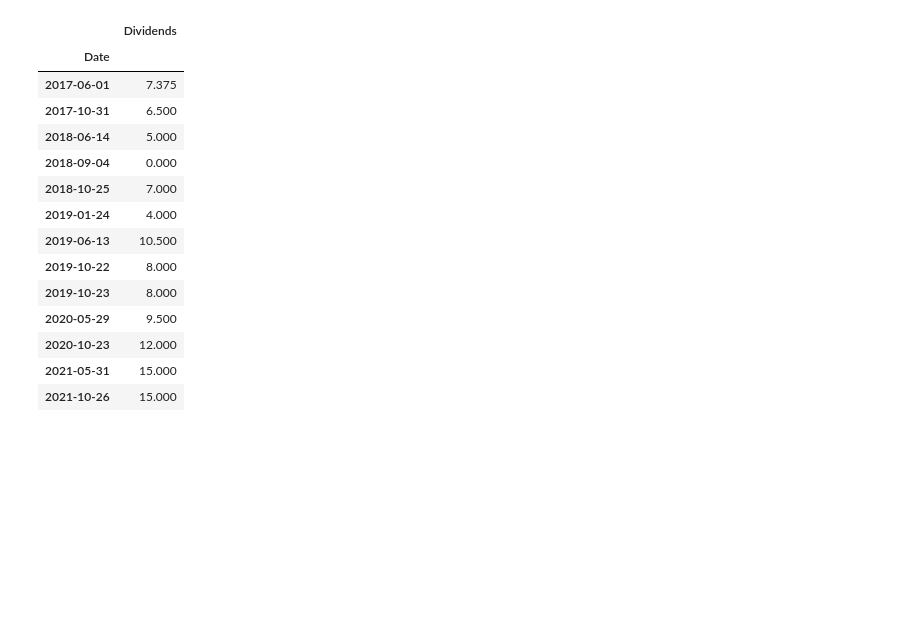
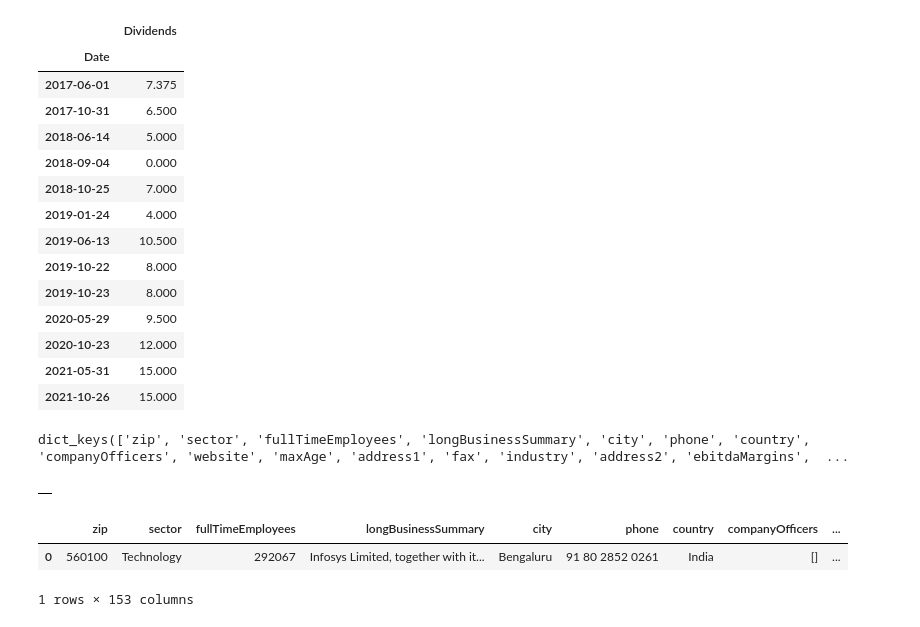
Before and after one commit to vivekjainmaiet/stockanalysis, a Jupyter notebook: notebooks/vivek_notebook.ipynb, the cells around one changed output. Drawn from its saved outputs; the diff is of its cells as text; code cells hidden in the pictures; blank space fills up the shorter version.

```diff
--- a/notebooks/vivek_notebook.ipynb
+++ b/notebooks/vivek_notebook.ipynb
@@ -196,3 +204,7 @@ ticker.get_actions(all)[["Dividends"]]
 | 2020-10-23 | 12.000 |
 | 2021-05-31 | 15.000 |
 | 2021-10-26 | 15.000 |
+# %%
+ticker.info.keys()
+# %% [output]
+dict_keys(['zip', 'sector', 'fullTimeEmployees', 'longBusinessSummary', 'city', 'phone', 'country', 'companyOfficers', 'website', 'maxAge', 'address1', 'fax', 'industry', 'address2', 'ebitdaMargins',  ...
@@ -198,0 +225,14 @@ ticker.get_actions(all)[["Dividends"]]
+# %%
+
+df_shareinfo
+# %% [output]
+|  |
+# %%
+df_shareinfo = pd.DataFrame()
+df_shareinfo = pd.concat([pd.DataFrame([pd.Series(ticker.info.values())]), df_shareinfo], ignore_index=False)
+df_shareinfo.columns =list(ticker.info.keys())
+df_shareinfo
+# %% [output]
+|  | zip | sector | fullTimeEmployees | longBusinessSummary | city | phone | country | companyOfficers | ... |
+| 0 | 560100 | Technology | 292067 | Infosys Limited, together with it... | Bengaluru | 91 80 2852 0261 | India | [] | ... |
+1 rows × 153 columns
```
Also changed, not shown: parts of 18 cells of this notebook, 3 other files.
